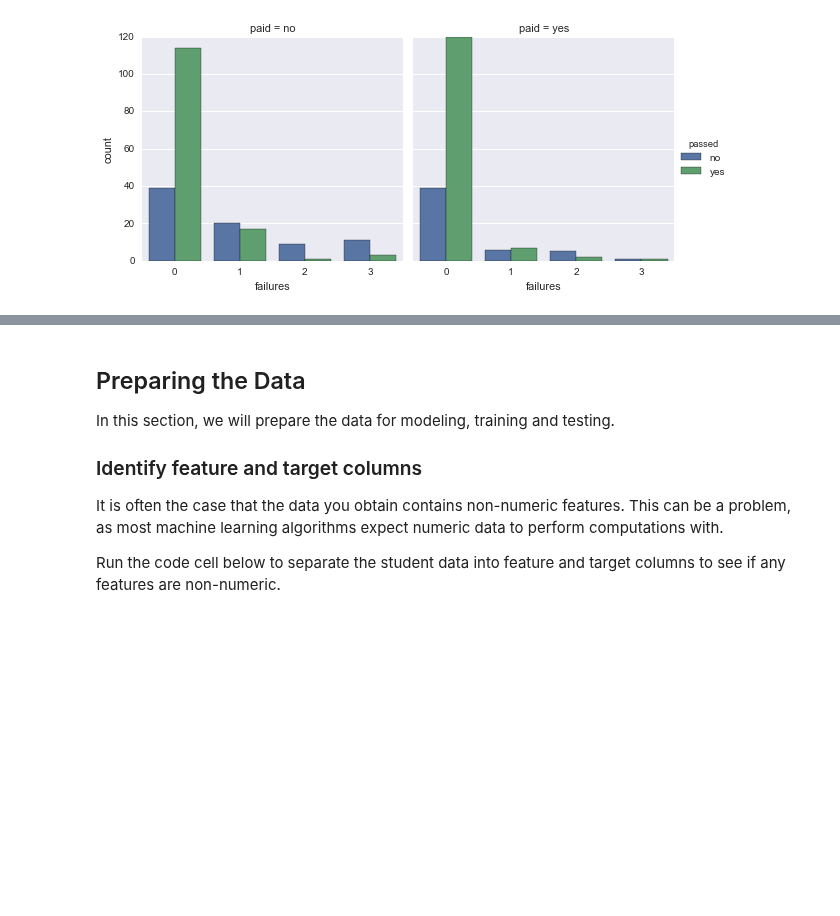
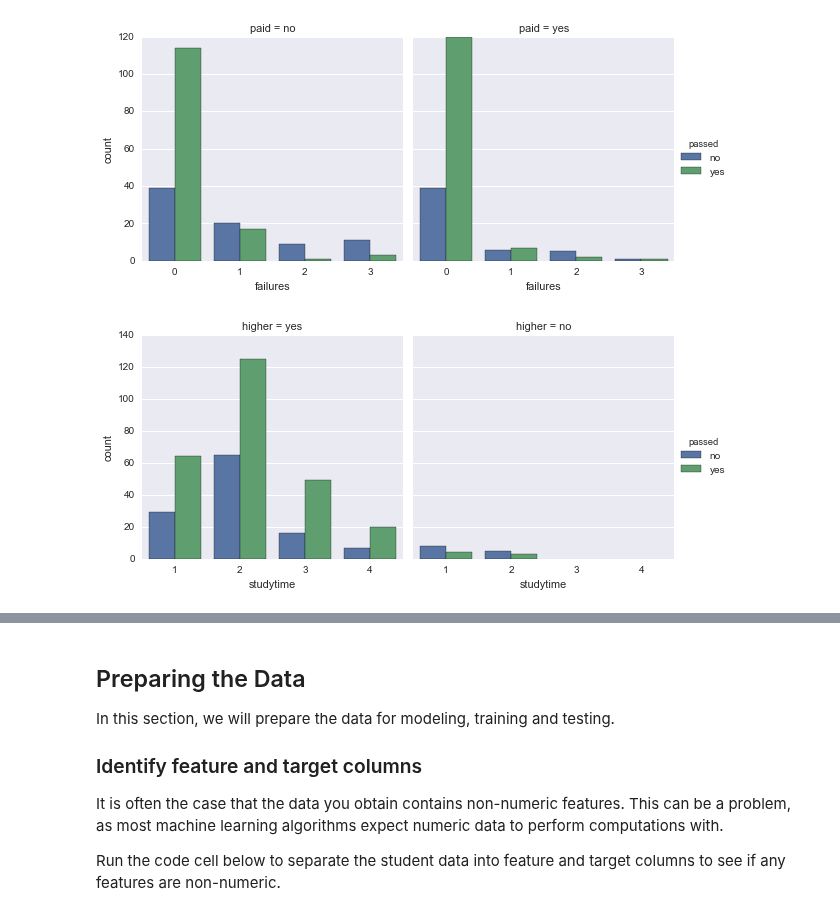
Before and after one commit to jhli973/machine-learning, a Jupyter notebook: projects/student_intervention/student_intervention.ipynb, the cells around one changed output, grey strips where cells are left out. Saved outputs shown, nothing was run; the diff lists cells and outputs as text; code cells hidden in the pictures; blank space fills up the shorter version.

```diff
--- a/projects/student_intervention/student_intervention.ipynb
+++ b/projects/student_intervention/student_intervention.ipynb
@@ -110,4 +111,10 @@ import seaborn as sns
 sns.factorplot("failures", col="paid", data=student_data, hue='passed', kind="count");
 # %% [output]
 [figure]
+# %%
+# Explore the wants to take higher education and study time
+
+sns.factorplot("studytime", col="higher",data=student_data, hue='passed', kind="count");
+# %% [output]
+[figure, added]
 # %%
```
Also changed, not shown: parts of 6 cells of this notebook.
